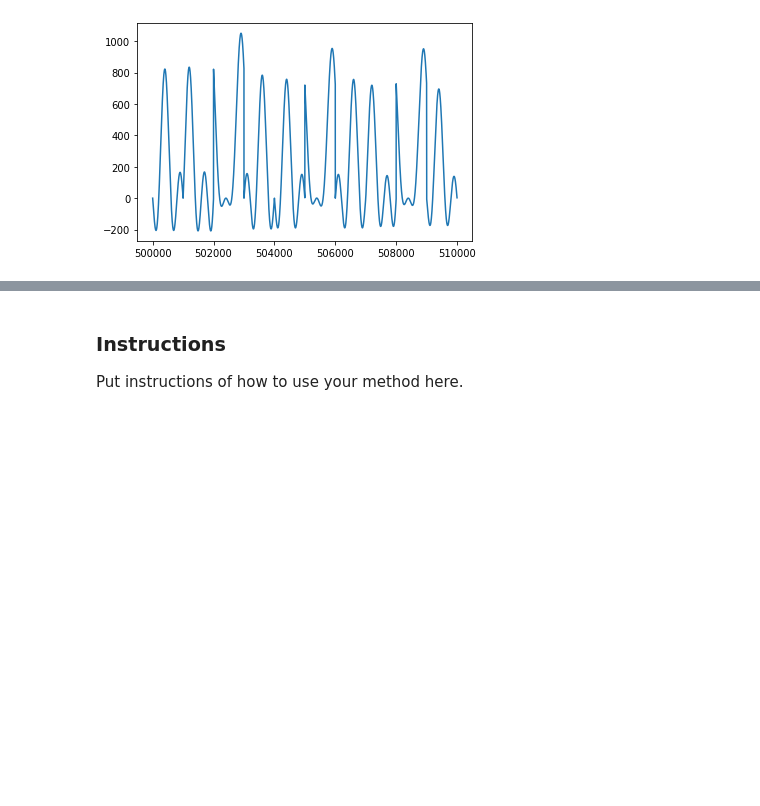
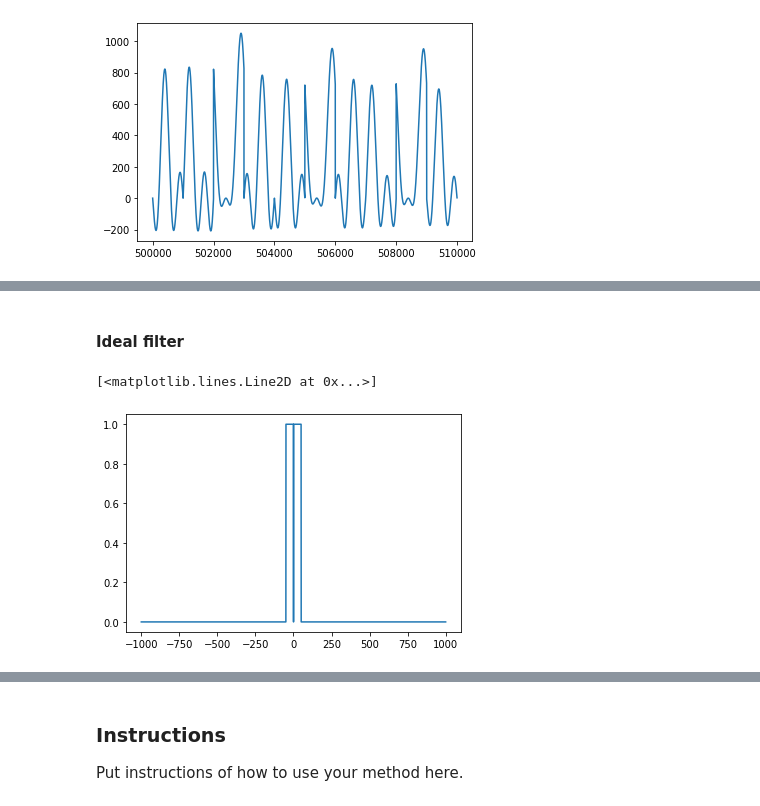
Before and after one commit to DigitalBiomarkerDiscoveryPipeline/Data-Compression-Toolbox, a Jupyter notebook: Baiying/code_m1.ipynb, the cells around one changed output, grey strips where cells are left out. Cells and saved outputs as stored; diff of their text form; code cells hidden in the pictures; blank space fills up the shorter version.

```diff
--- a/Baiying/code_m1.ipynb
+++ b/Baiying/code_m1.ipynb
@@ -92,0 +138,11 @@ HRV_example.plot()
+# %% [markdown]
+#### Ideal filter
+# %%
+#Generate an ideal filter
+ideal_filter = np.zeros(3270000)
+ideal_filter[1553250:1634182] = 1
+ideal_filter[1635818:1716750] = 1
+plt.plot(xf,ideal_filter)
+# %% [output]
+[<matplotlib.lines.Line2D at 0x...>]
+[figure, added]
```
Also changed, not shown: parts of 21 cells of this notebook, 1 other file.
